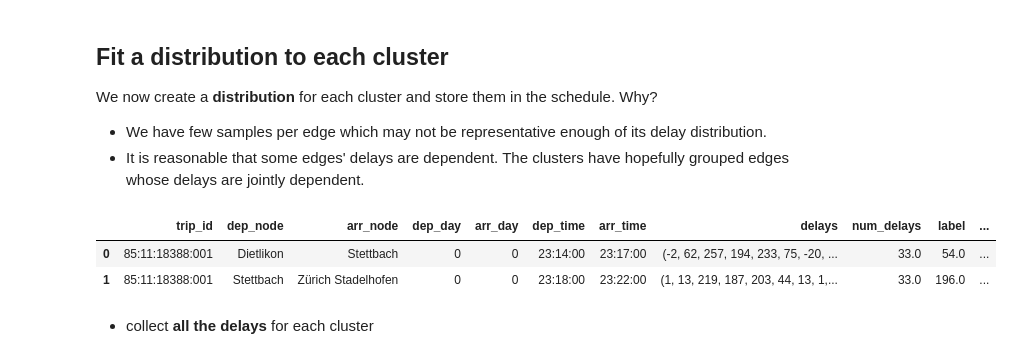
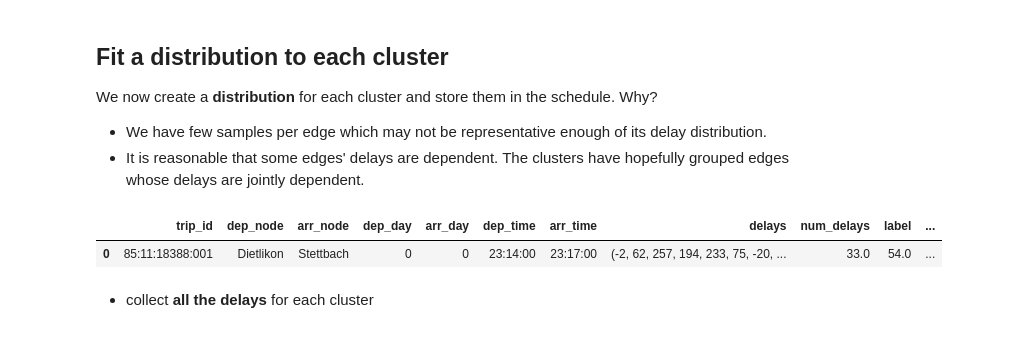
Before and after one commit to marcozov/journey_planning, a Jupyter notebook: final_project_nic.ipynb, the cells around one changed output. Drawn from its saved outputs; the diff is of its cells as text; code cells hidden in the pictures.

```diff
--- a/final_project_nic.ipynb
+++ b/final_project_nic.ipynb
@@ -200,11 +204,10 @@ Why?
 - It is reasonable that some edges' delays are dependent. The clusters have hopefully grouped edges whose delays are jointly dependent.
 # %%
 schedule = pd.read_pickle("data/schedule_clustered.pkl")
-schedule.head(2)
+schedule.head(1)
 # %% [output]
 |  | trip_id | dep_node | arr_node | dep_day | arr_day | dep_time | arr_time | delays | num_delays | label | ... |
 | 0 | 85:11:18388:001 | Dietlikon | Stettbach | 0 | 0 | 23:14:00 | 23:17:00 | (-2, 62, 257, 194, 233, 75, -20, ... | 33.0 | 54.0 | ... |
-| 1 | 85:11:18388:001 | Stettbach | Zürich Stadelhofen | 0 | 0 | 23:18:00 | 23:22:00 | (1, 13, 219, 187, 203, 44, 13, 1,... | 33.0 | 196.0 | ... |
 # %% [markdown]
 - collect **all the delays** for each cluster
 # %%
```
Also changed, not shown: parts of 24 cells of this notebook, 3 other files.
